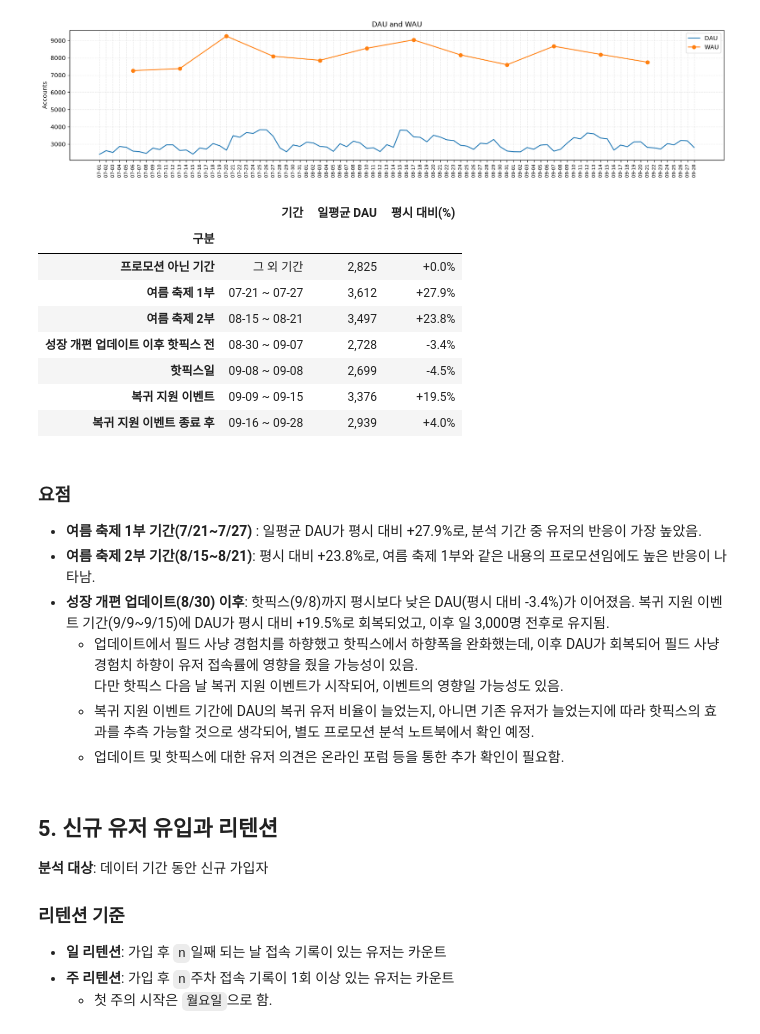
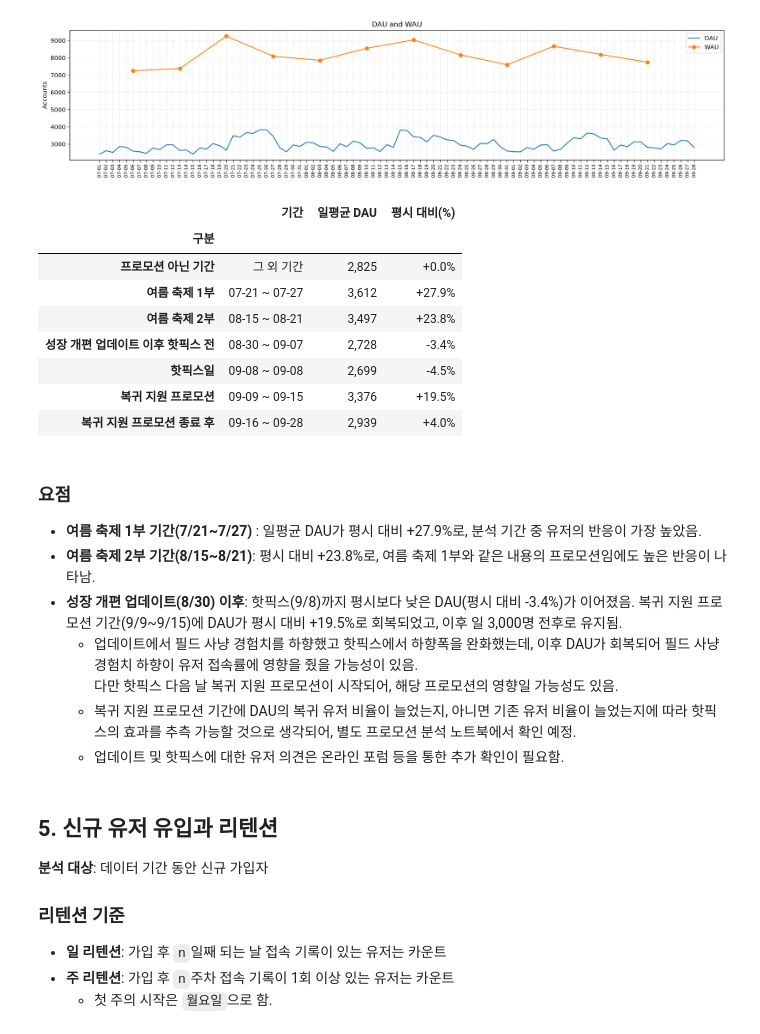
Before and after one commit to daun-k/mmorpg-liveops-analytics, a Jupyter notebook: notebooks/01_EDA.ipynb, the cells around one changed output. Drawn from its saved outputs; the diff is of its cells as text; code cells hidden in the pictures.

```diff
--- a/notebooks/01_EDA.ipynb
+++ b/notebooks/01_EDA.ipynb
@@ -344,8 +344,8 @@ periods = {
     "여름 축제 2부": ("2026-08-15", "2026-08-21"),
     "성장 개편 업데이트 이후 핫픽스 전": ("2026-08-30", "2026-09-07"),
     "핫픽스일": ("2026-09-08", "2026-09-08"),
-    "복귀 지원 이벤트": ("2026-09-09", "2026-09-15"),
-    "복귀 지원 이벤트 종료 후": ("2026-09-16", "2026-09-28"),
+    "복귀 지원 프로모션": ("2026-09-09", "2026-09-15"),
+    "복귀 지원 프로모션 종료 후": ("2026-09-16", "2026-09-28"),
 }
 
 # 기간별 일평균 DAU
@@ -360,43 +360,43 @@ for name, (start, end) in periods.items():
         "구분": name,
         "기간": f"{start[5:]} ~ {end[5:]}",
         "일평균 DAU": round(dau_s[in_period].mean())
     })
 
 # 프로모션 아닌 기간: 위 기간과 핫픽스일(9/8)을 제외한 나머지 날짜
 hotfix_date = pd.Timestamp("2026-09-08")
 non_promo_mask = ~event_mask & (dau_s.index != hotfix_date)
 
 rows.insert(0, {
     "구분": "프로모션 아닌 기간",
     "기간": "그 외 기간",
     "일평균 DAU": round(dau_s[non_promo_mask].mean())
 })
 
 dau_by_period = pd.DataFrame(rows).set_index("구분")
 
 # 프로모션 아닌 기간(평시) 대비 증감률(%)
 base_dau = dau_by_period.loc["프로모션 아닌 기간", "일평균 DAU"]
 dau_by_period["평시 대비(%)"] = ((dau_by_period["일평균 DAU"] / base_dau - 1) * 100).round(1)
 
 display(dau_by_period.style.format({"일평균 DAU": "{:,.0f}", "평시 대비(%)": "{:+.1f}%"}))
 # %% [output]
 |  | 기간 | 일평균 DAU | 평시 대비(%) |
 | 구분 |  |  |  |
 | 프로모션 아닌 기간 | 그 외 기간 | 2,825 | +0.0% |
 | 여름 축제 1부 | 07-21 ~ 07-27 | 3,612 | +27.9% |
 | 여름 축제 2부 | 08-15 ~ 08-21 | 3,497 | +23.8% |
 | 성장 개편 업데이트 이후 핫픽스 전 | 08-30 ~ 09-07 | 2,728 | -3.4% |
 | 핫픽스일 | 09-08 ~ 09-08 | 2,699 | -4.5% |
-| 복귀 지원 이벤트 | 09-09 ~ 09-15 | 3,376 | +19.5% |
-| 복귀 지원 이벤트 종료 후 | 09-16 ~ 09-28 | 2,939 | +4.0% |
+| 복귀 지원 프로모션 | 09-09 ~ 09-15 | 3,376 | +19.5% |
+| 복귀 지원 프로모션 종료 후 | 09-16 ~ 09-28 | 2,939 | +4.0% |
 # %% [markdown]
 ### **요점**
 - **여름 축제 1부 기간(7/21~7/27)** : 일평균 DAU가 평시 대비 +27.9%로, 분석 기간 중 유저의 반응이 가장 높았음.
 - **여름 축제 2부 기간(8/15~8/21)**: 평시 대비 +23.8%로, 여름 축제 1부와 같은 내용의 프로모션임에도 높은 반응이 나타남.
-- **성장 개편 업데이트(8/30) 이후**: 핫픽스(9/8)까지 평시보다 낮은 DAU(평시 대비 -3.4%)가 이어졌음. 복귀 지원 이벤트 기간(9/9~9/15)에 DAU가 평시 대비 +19.5%로 회복되었고, 이후 일 3,000명 전후로 유지됨.
+- **성장 개편 업데이트(8/30) 이후**: 핫픽스(9/8)까지 평시보다 낮은 DAU(평시 대비 -3.4%)가 이어졌음. 복귀 지원 프로모션 기간(9/9~9/15)에 DAU가 평시 대비 +19.5%로 회복되었고, 이후 일 3,000명 전후로 유지됨.
   - 업데이트에서 필드 사냥 경험치를 하향했고 핫픽스에서 하향폭을 완화했는데, 이후 DAU가 회복되어 필드 사냥 경험치 하향이 유저 접속률에 영향을 줬을 가능성이 있음.
-    다만 핫픽스 다음 날 복귀 지원 이벤트가 시작되어, 이벤트의 영향일 가능성도 있음.
-  - 복귀 지원 이벤트 기간에 DAU의 복귀 유저 비율이 늘었는지, 아니면 기존 유저가 늘었는지에 따라 핫픽스의 효과를 추측 가능할 것으로 생각되어, 별도 프로모션 분석 노트북에서 확인 예정.
+    다만 핫픽스 다음 날 복귀 지원 프로모션이 시작되어, 해당 프로모션의 영향일 가능성도 있음.
+  - 복귀 지원 프로모션 기간에 DAU의 복귀 유저 비율이 늘었는지, 아니면 기존 유저 비율이 늘었는지에 따라 핫픽스의 효과를 추측 가능할 것으로 생각되어, 별도 프로모션 분석 노트북에서 확인 예정.
   - 업데이트 및 핫픽스에 대한 유저 의견은 온라인 포럼 등을 통한 추가 확인이 필요함.
 # %% [markdown]
 ## 5. 신규 유저 유입과 리텐션
```
Also changed, not shown: parts of 15 cells of this notebook, 1 other file.
